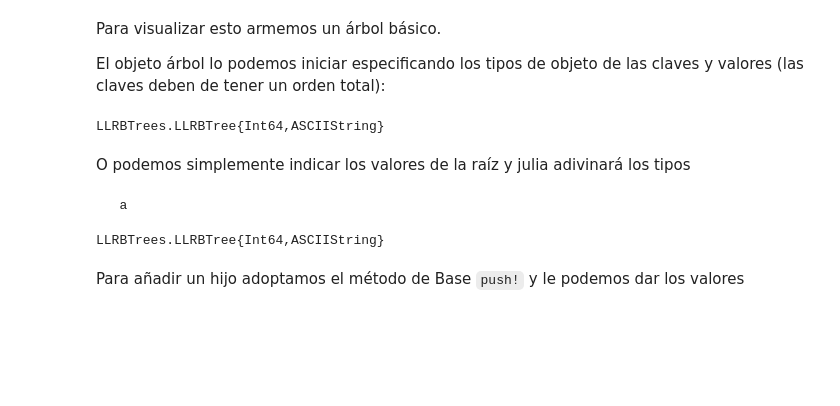
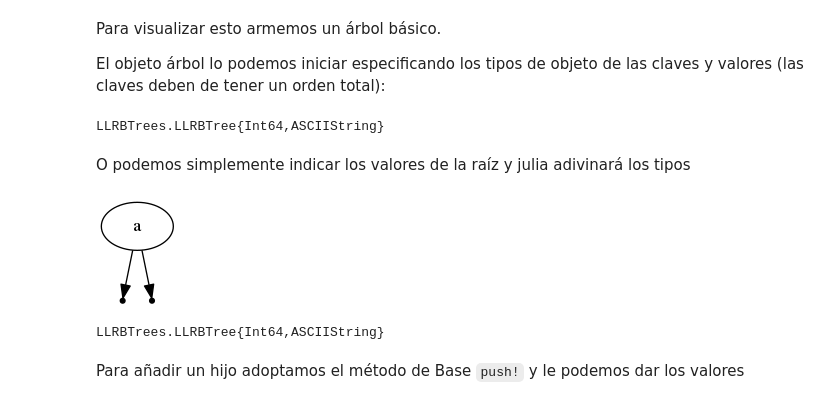
Before and after one commit to epaaso/LLRBTrees.jl, a Jupyter notebook: doc/Manual.ipynb, the cells around one changed output. Cells and saved outputs as stored; diff of their text form; code cells hidden in the pictures; blank space fills up the shorter version.

```diff
--- a/doc/Manual.ipynb
+++ b/doc/Manual.ipynb
@@ -27,8 +27,9 @@ LLRBTrees.LLRBTree{Int64,ASCIIString}
 O podemos simplemente indicar los valores de la raíz y julia adivinará los tipos
 # %%
 arbol = LLRBTree(1,"a")
+display(arbol)
 # %% [output]
-   a
+[figure, added]
 # %%
 typeof(arbol)
 # %% [output]
```
Also changed, not shown: parts of 52 cells of this notebook.
